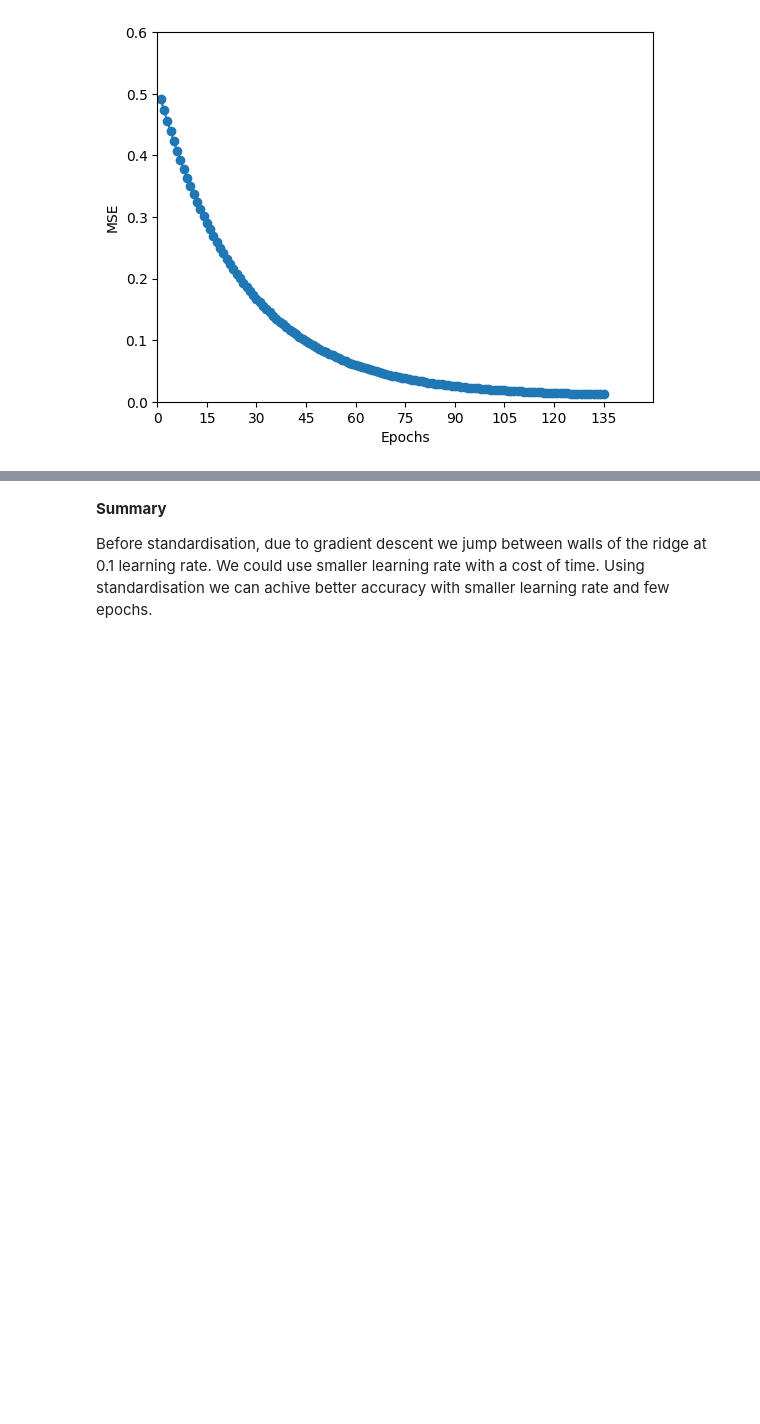
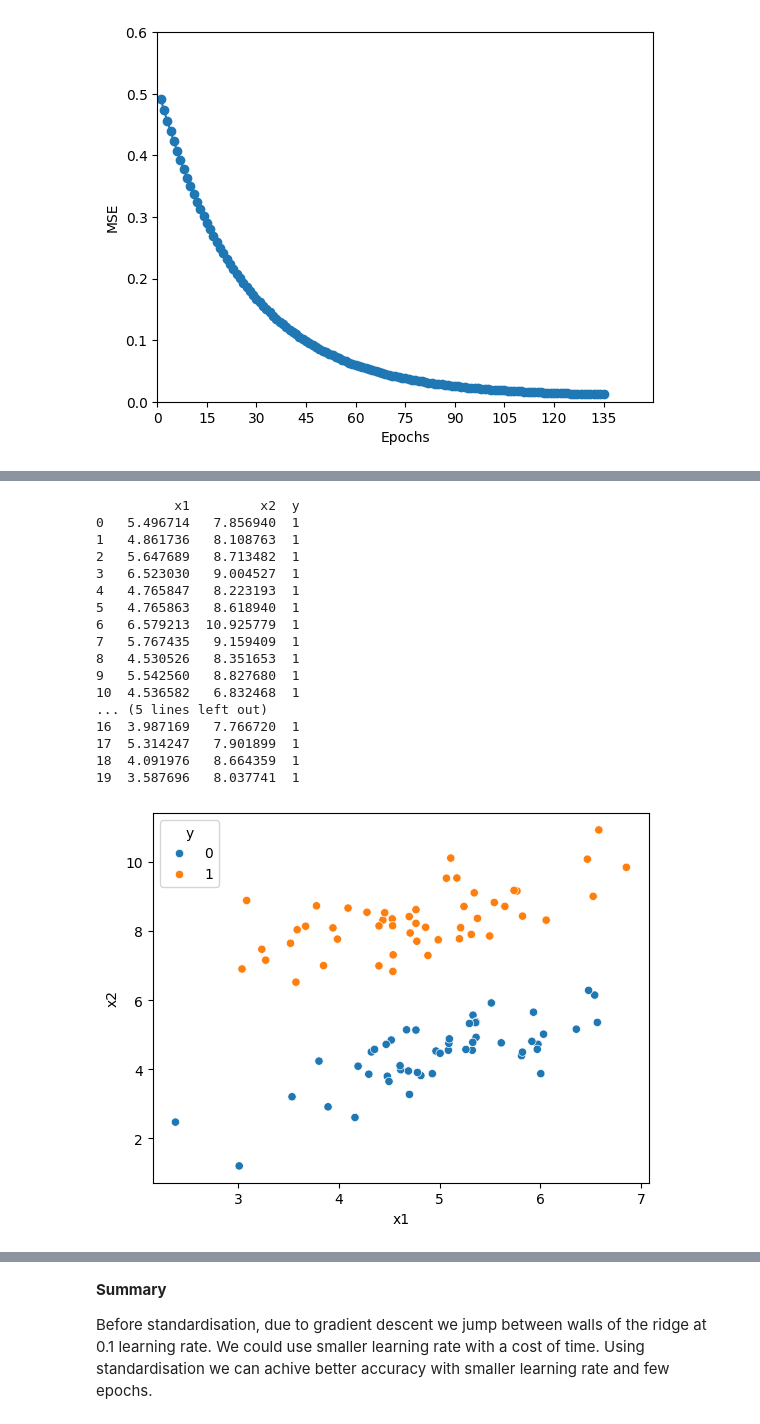
Before and after one commit to ozgun-buyuktanir/algoprac, a Jupyter notebook: machine-learning-algorithms/adaline.ipynb, the cells around one changed output, grey strips where cells are left out. Drawn from its saved outputs; the diff is of its cells as text; code cells hidden in the pictures; blank space fills up the shorter version.

```diff
--- a/machine-learning-algorithms/adaline.ipynb
+++ b/machine-learning-algorithms/adaline.ipynb
@@ -226,0 +227,36 @@ plt.show()
+# %%
+np.random.seed(42)
+
+def sep_line(x):
+    return 0.7*x + 3
+
+x1 = np.random.normal(loc= 5, scale= 1, size= 100)
+x2 = [sep_line(x1[i]) + np.random.normal(loc= 2, scale= 0.7, size= 1)[0] for i in range(50)]
+x3 = [sep_line(x1[i]) - np.random.normal(loc= 2, scale= 0.7, size= 1)[0] for i in range(50, 100)]
+x2 = x2+x3
+y = [1 for i in range(50)] + [0 for i in range(50)]
+
+data = pd.DataFrame({'x1': x1, 'x2': x2, 'y': y})
+#data = data.sample(frac=1).reset_index(drop=True)
+
+sns.scatterplot(x='x1', y='x2', hue='y', data=data)
+print(data.head(20))
+# %% [output]
+          x1         x2  y
+0   5.496714   7.856940  1
+1   4.861736   8.108763  1
+2   5.647689   8.713482  1
+3   6.523030   9.004527  1
+4   4.765847   8.223193  1
+5   4.765863   8.618940  1
+6   6.579213  10.925779  1
+7   5.767435   9.159409  1
+8   4.530526   8.351653  1
+9   5.542560   8.827680  1
+10  4.536582   6.832468  1
+... (5 lines left out)
+16  3.987169   7.766720  1
+17  5.314247   7.901899  1
+18  4.091976   8.664359  1
+19  3.587696   8.037741  1
+[figure, added]
```
Also changed, not shown: parts of 7 cells of this notebook.
